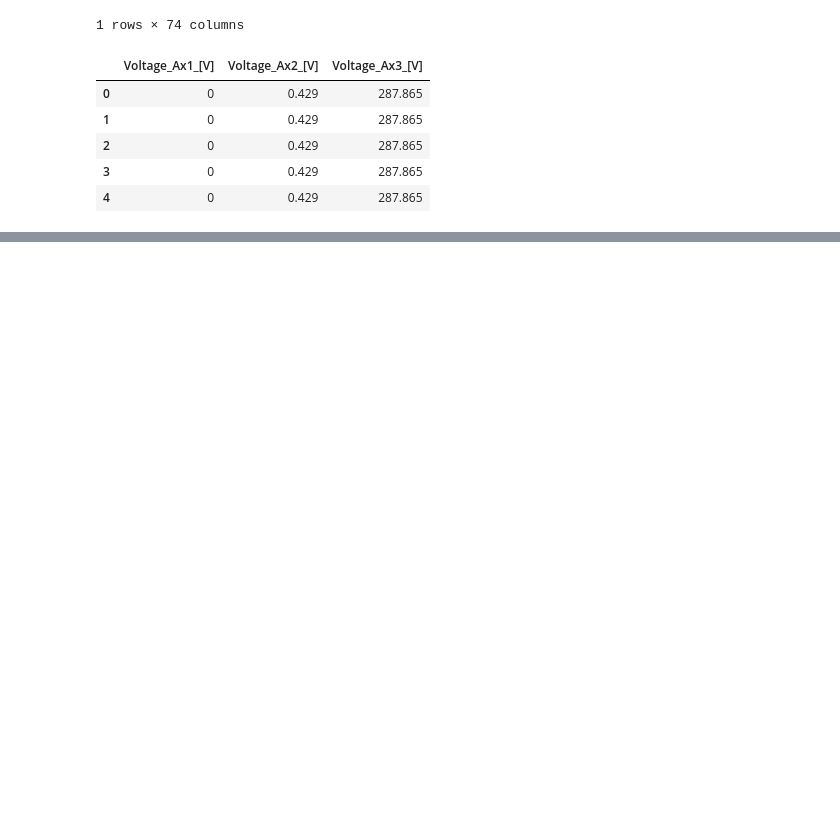
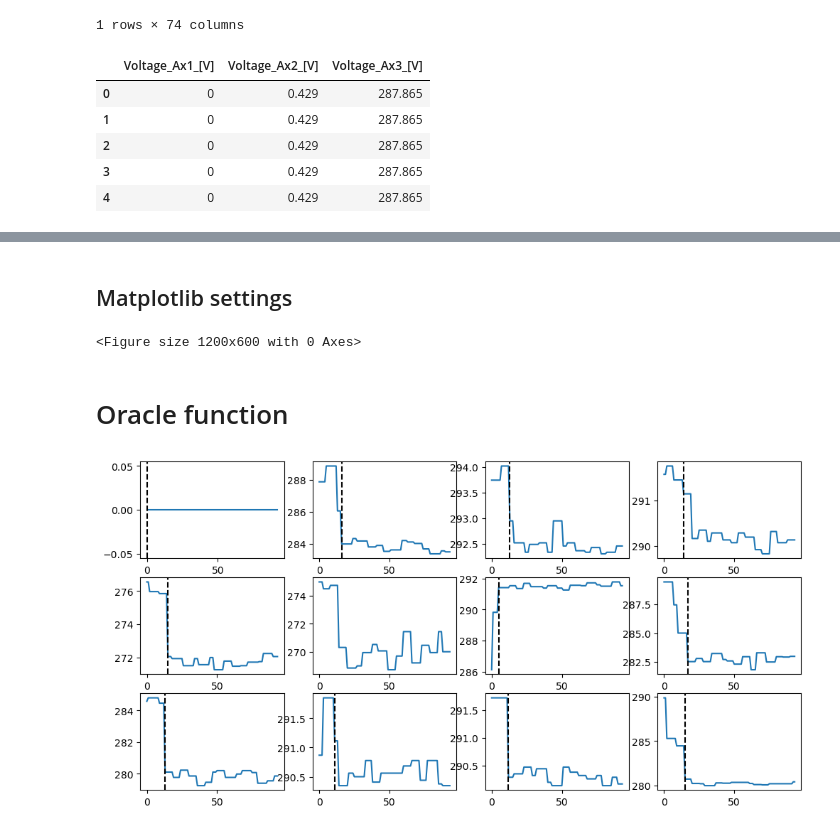
Before and after one commit to emiresenov/Masters-Thesis, a Jupyter notebook: oracle/oracle.ipynb, the cells around one changed output, grey strips where cells are left out. Saved outputs shown, nothing was run; the diff lists cells and outputs as text; code cells hidden in the pictures; blank space fills up the shorter version.

```diff
--- a/oracle/oracle.ipynb
+++ b/oracle/oracle.ipynb
@@ -35,12 +33,58 @@ ddf.head()
+# %% [markdown]
+## Matplotlib settings
+# %%
+plt.rcParams['figure.figsize'] = [12, 6]
+fig = plt.figure()
+fig.tight_layout()
+# %% [output]
+<Figure size 1200x600 with 0 Axes>
+# %% [markdown]
+# Oracle function
+# %%
+def squared_error(arr):
+    return np.power((arr - np.mean(arr)), 2)
+# %%
+def demo_oracle(t: float, t_d: float, delta_t, params : list, indices: list):
+
+    for i in range(len(indices)):
+
+        experiment = pd.json_normalize(data[indices[i]])
+
+        df = pd.DataFrame({p : experiment[p].values[0] for p in params})
+
+        rows = len(df.axes[0])
+        cols = len(df.axes[1])
+
+        # Find steady state threshold as index
+        n_t = int(t*rows)
+
+        # Find steady state drag threshold as index
+        n_td = int(t_d*rows)
+
+        # Plot voltages
+        xs = df.index
+        plt.subplot(3, 4, i+1)
+        for p in params:
+            plt.plot(xs, df[p])
+
+        for j in range(0, n_t + n_td):
+            if all(np.all(squared_error(df[p].tail(rows-j).values) <= delta_t) for p in params):
+                plt.axvline(x = j, color='black', linestyle='dashed')
+                break
+
+    plt.show()
 # %%
 t = 0.5
 t_d = 0.3
-sigma_t = 1
-n_splits=30
+delta_t = 1
+indices = np.arange(0, 12)
 
-#p1 = 'Voltage_Ax1_[V]'
-#p2 = 'Voltage_Ax2_[V]'
+p1 = 'Voltage_Ax1_[V]'
+p2 = 'Voltage_Ax2_[V]'
 p3 = 'Voltage_Ax3_[V]'
 
-#params = [p1,p2,p3]
 params = [p3]
+
+demo_oracle(t, t_d, delta_t, params, indices)
+# %% [output]
+[figure, added]
```
Also changed, not shown: parts of 21 cells of this notebook, 1 other file.
